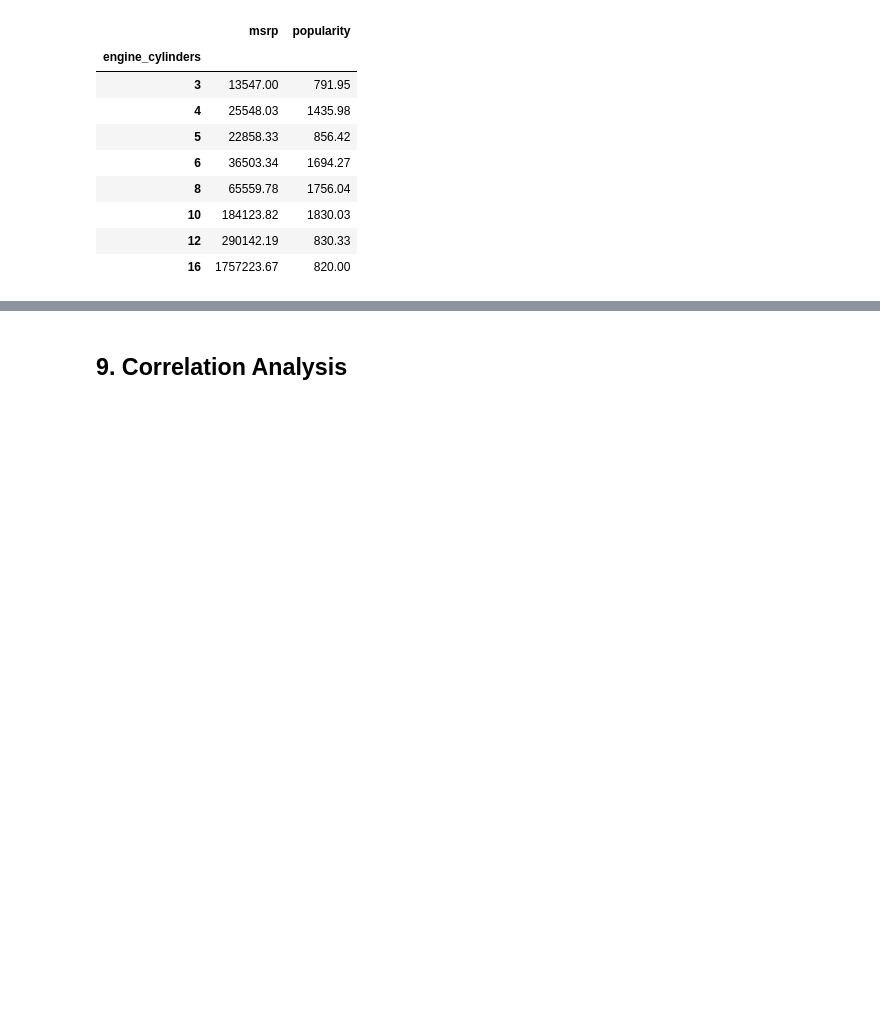
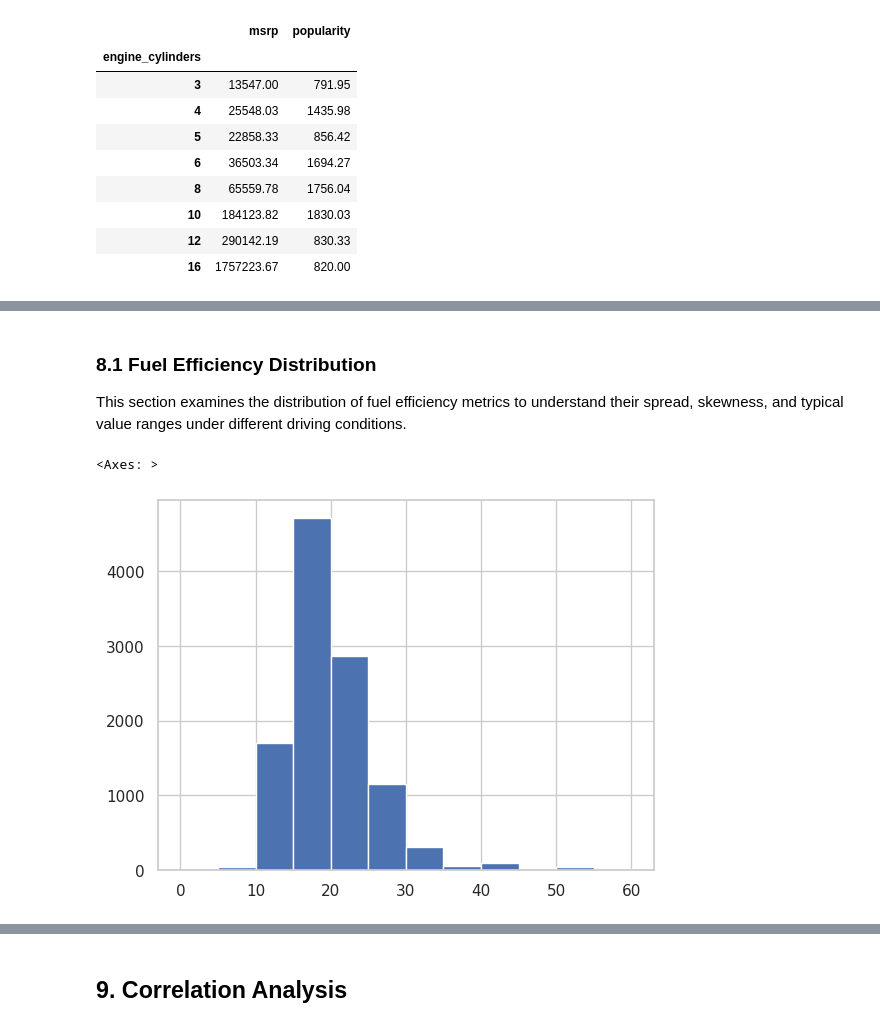
Before and after one commit to t-jor/car-market-analysis, a Jupyter notebook: notebooks/car_market_analysis.ipynb, the cells around one changed output, grey strips where cells are left out. Cells and saved outputs as stored; diff of their text form; code cells hidden in the pictures; blank space fills up the shorter version.

Commit message:
Visual Analysis added

```diff
--- a/notebooks/car_market_analysis.ipynb
+++ b/notebooks/car_market_analysis.ipynb
@@ -819,0 +840,10 @@ df_car_analysis.groupby("engine_cylinders")[["msrp", "popularity"]].mean().round
+# %% [markdown]
+### **8.1 Fuel Efficiency Distribution**
+This section examines the distribution of fuel efficiency metrics to understand their spread, skewness, and typical value ranges under different driving conditions.
+# %%
+# Create a histogram that shows the distribution for the city mpg column
+# V1: Quick version with Pandas
+df_car_analysis['city_mpg'].hist(bins=range(0, 65, 5))
+# %% [output]
+<Axes: >
+[figure, added]
```
Also changed, not shown: parts of 19 cells of this notebook.
